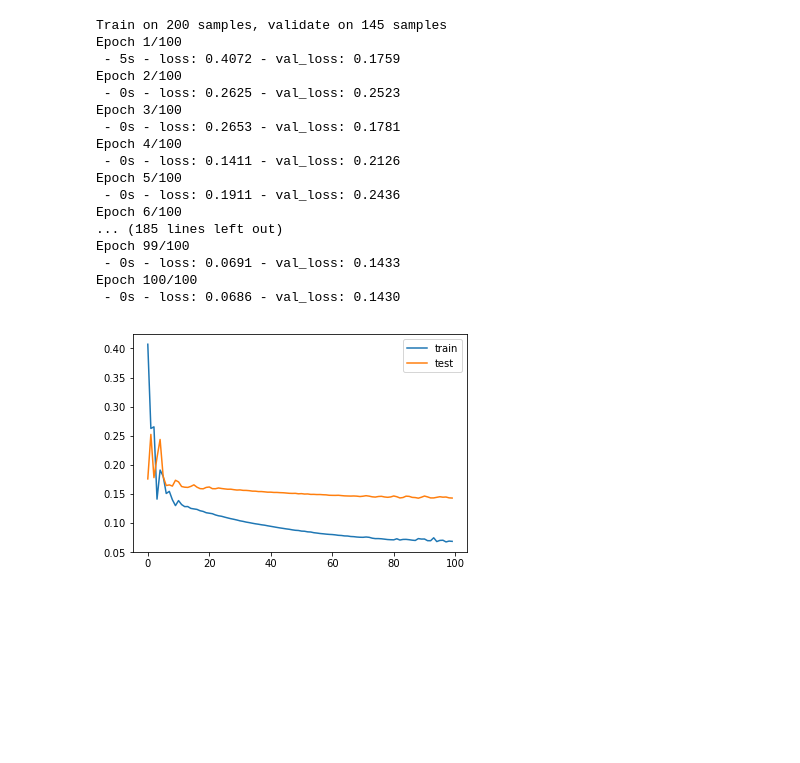
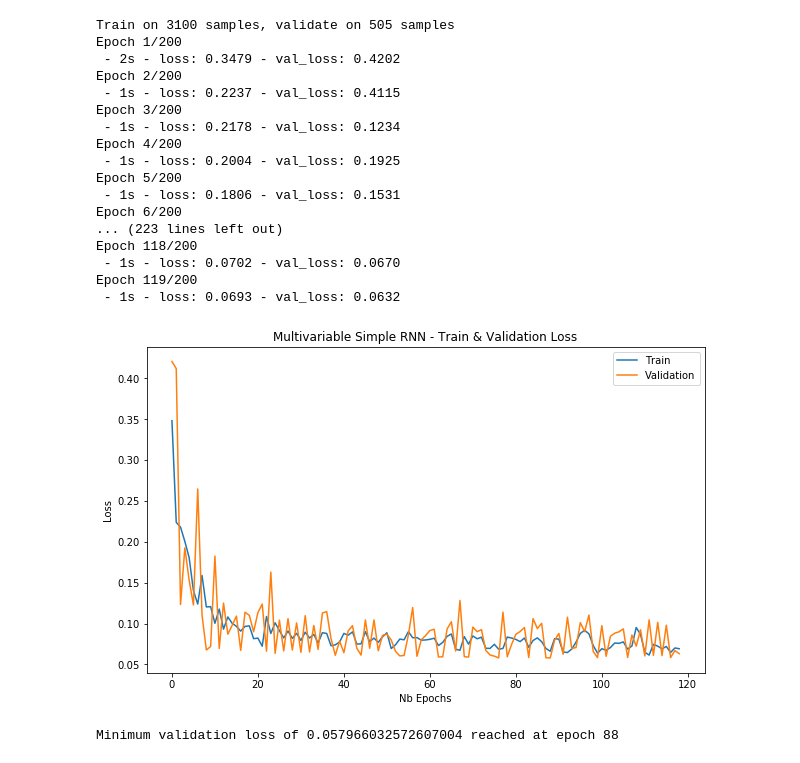
Before and after one commit to yeewill/project-5-Air-Quality-Forecast, a Jupyter notebook: MultiVariable LSTM.ipynb, the cells around one changed output. Cells and saved outputs as stored; diff of their text form; code cells hidden in the pictures; blank space fills up the shorter version.

```diff
--- a/MultiVariable LSTM.ipynb
+++ b/MultiVariable LSTM.ipynb
@@ -14,3 +23,3 @@ from keras.layers import Activation
 pd.set_option('display.max_columns', 500)
 # %%
-dataset= pickle.load(open('ts_with_weather.p', 'rb'))
+dataset= pickle.load(open('ts_with_weather_sf.p', 'rb'))
@@ -61,10 +97,10 @@ values = dataset.values
 # ensure all data is float
 values = values.astype('float32')
 # normalize features
-scaler = MinMaxScaler(feature_range=(0, 1))
+scaler = MinMaxScaler()
 scaled = scaler.fit_transform(values)
 # frame as supervised learning
-reframed = series_to_supervised(scaled, 18, 1)
+reframed = series_to_supervised(scaled, 7, 1)
 # drop columns we don't want to predict
 
 reframed.head()
@@ -80,17 +116,22 @@ y = reframed.iloc[:,-11].values
 X = reframed.drop('var1(t)', axis =1).values
 # split into train and test sets
 
-n_train_days = 200
+n_train_days = 3100
+n_test_days=360
 train_X = X[:n_train_days,:]
 train_y = y[:n_train_days]
 
-test_X= X[n_train_days:,]
-test_y= y[n_train_days:]
+val_X= X[n_train_days:-n_test_days,]
+val_y= y[n_train_days:-n_test_days]
+
+test_X = X[-n_test_days:,:]
+test_y = y[-n_test_days:]
 
 
 
 # reshape input to be 3D [samples, timesteps, features]
 train_X = train_X.reshape((train_X.shape[0], 1, train_X.shape[1]))
+val_X = val_X.reshape((val_X.shape[0], 1, val_X.shape[1]))
 test_X = test_X.reshape((test_X.shape[0], 1, test_X.shape[1]))
-print(train_X.shape, train_y.shape, test_X.shape, test_y.shape)
+print(train_X.shape, train_y.shape,val_X.shape, val_y.shape ,test_X.shape, test_y.shape)
 # %% [output]
@@ -98 +139,5 @@ print(train_X.shape, train_y.shape, test_X.shape, test_y.shape)
+# %%
+earlystopper = EarlyStopping(monitor='val_loss'
+                             , patience=30
+                             , verbose=0)
 # %%
@@ -122,31 +194,34 @@ plt.show()
 # %%
 simple_rnn = Sequential()
-simple_rnn.add(SimpleRNN(14, input_shape=(train_X.shape[1], train_X.shape[2])))
+simple_rnn.add(SimpleRNN(140, input_shape=(train_X.shape[1], train_X.shape[2]),recurrent_dropout=.2))
 simple_rnn.add(Dense(1))
 simple_rnn.compile(loss='mae', optimizer='adam')
 
-history = simple_rnn.fit(train_X, train_y, epochs=100, batch_size=70, validation_data=(test_X, test_y), verbose=2, shuffle=False)
+history = simple_rnn.fit(train_X, train_y, epochs=200,
+                         batch_size=30,
+                         validation_data=(val_X, val_y),
+                         verbose=2,
+                         callbacks=[earlystopper],
+                         shuffle=False)
 # plot history
-plt.plot(history.history['loss'], label='train')
-plt.plot(history.history['val_loss'], label='val')
-plt.legend()
-plt.show()
+plot_loss(history, 'Multivariable Simple RNN - Train & Validation Loss')
 # %% [output]
-Train on 200 samples, validate on 145 samples
-Epoch 1/100
- - 5s - loss: 0.4072 - val_loss: 0.1759
-Epoch 2/100
- - 0s - loss: 0.2625 - val_loss: 0.2523
-Epoch 3/100
- - 0s - loss: 0.2653 - val_loss: 0.1781
-Epoch 4/100
- - 0s - loss: 0.1411 - val_loss: 0.2126
-Epoch 5/100
- - 0s - loss: 0.1911 - val_loss: 0.2436
-Epoch 6/100
-... (185 lines left out)
-Epoch 99/100
- - 0s - loss: 0.0691 - val_loss: 0.1433
-Epoch 100/100
- - 0s - loss: 0.0686 - val_loss: 0.1430
+Train on 3100 samples, validate on 505 samples
+Epoch 1/200
+ - 2s - loss: 0.3479 - val_loss: 0.4202
+Epoch 2/200
+ - 1s - loss: 0.2237 - val_loss: 0.4115
+Epoch 3/200
+ - 1s - loss: 0.2178 - val_loss: 0.1234
+Epoch 4/200
+ - 1s - loss: 0.2004 - val_loss: 0.1925
+Epoch 5/200
+ - 1s - loss: 0.1806 - val_loss: 0.1531
+Epoch 6/200
+... (223 lines left out)
+Epoch 118/200
+ - 1s - loss: 0.0702 - val_loss: 0.0670
+Epoch 119/200
+ - 1s - loss: 0.0693 - val_loss: 0.0632
-[figure, old version]
+[figure, new version]
+Minimum validation loss of 0.057966032572607004 reached at epoch 88
```
Also changed, not shown: parts of 12 cells of this notebook, 12 other files.
